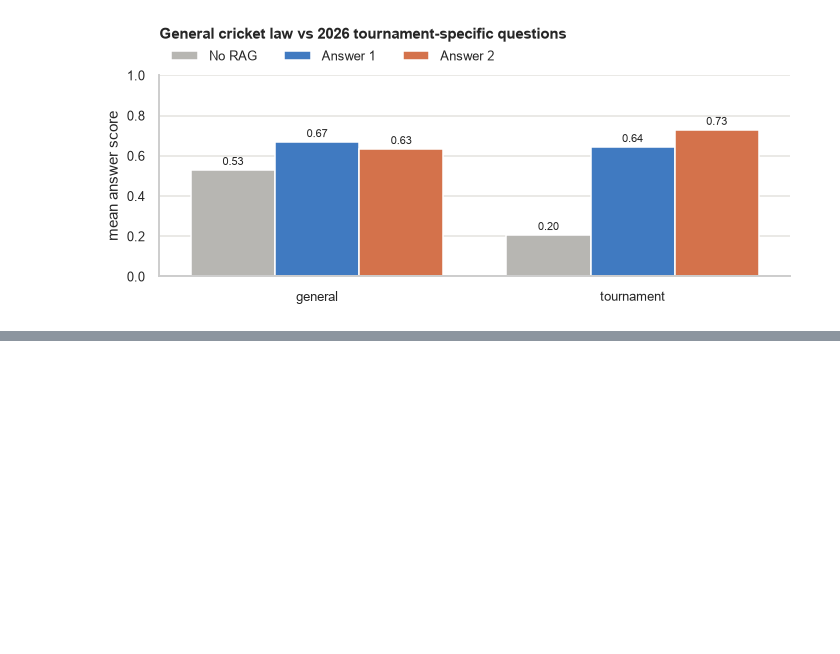
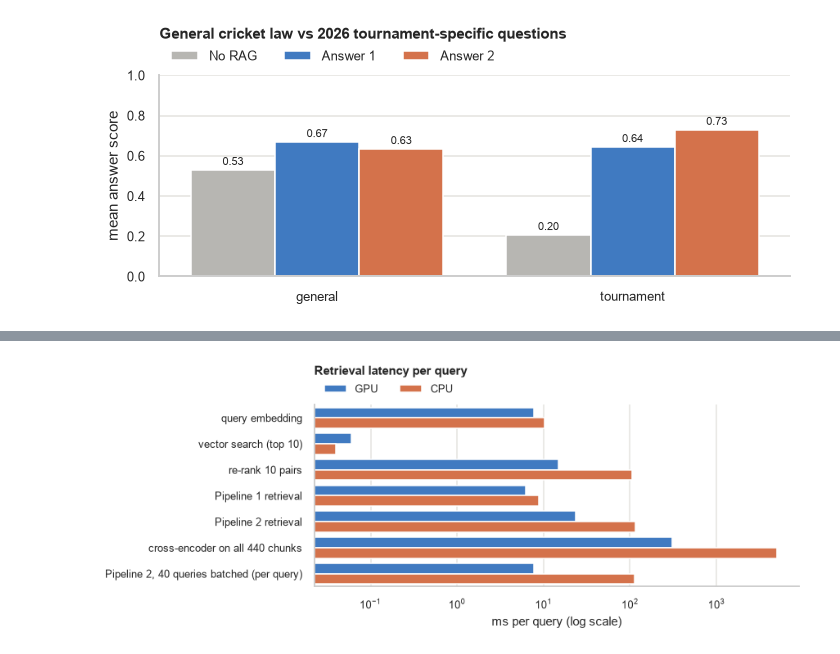
Before and after one commit to shrey715/shiori, a Jupyter notebook: rag_reranking.ipynb, the cells around one changed output, grey strips where cells are left out. Cells and saved outputs as stored; diff of their text form; code cells hidden in the pictures; blank space fills up the shorter version.

Commit message:
phase 5: latency

```diff
--- a/rag_reranking.ipynb
+++ b/rag_reranking.ipynb
@@ -1357,7 +1367,9 @@ latency
 # %%
-lt = latency[latency.stage != "LLM answer"]
+lt = latency
 fig, ax = plt.subplots(figsize=(8, 3.2))
 sns.barplot(lt, y="stage", x="mean ms", hue="device", hue_order=["GPU", "CPU"], palette=[C["blue"], C["orange"]], ax=ax)
 ax.set_xscale("log"); ax.set_xlabel("ms per query (log scale)"); ax.set_ylabel("")
-sns.move_legend(ax, "lower right", title=None)
-ax.set_title("Retrieval latency per query", loc="left", fontweight="bold"); plt.tight_layout(); plt.show()
+sns.move_legend(ax, "lower left", bbox_to_anchor=(0, 1.0), ncol=2, title=None, frameon=False)
+ax.set_title("Retrieval latency per query", loc="left", fontweight="bold", pad=24); plt.tight_layout(); plt.show()
+# %% [output]
+[figure, added]
```
Also changed, not shown: parts of 6 cells of this notebook, 1 other file.
